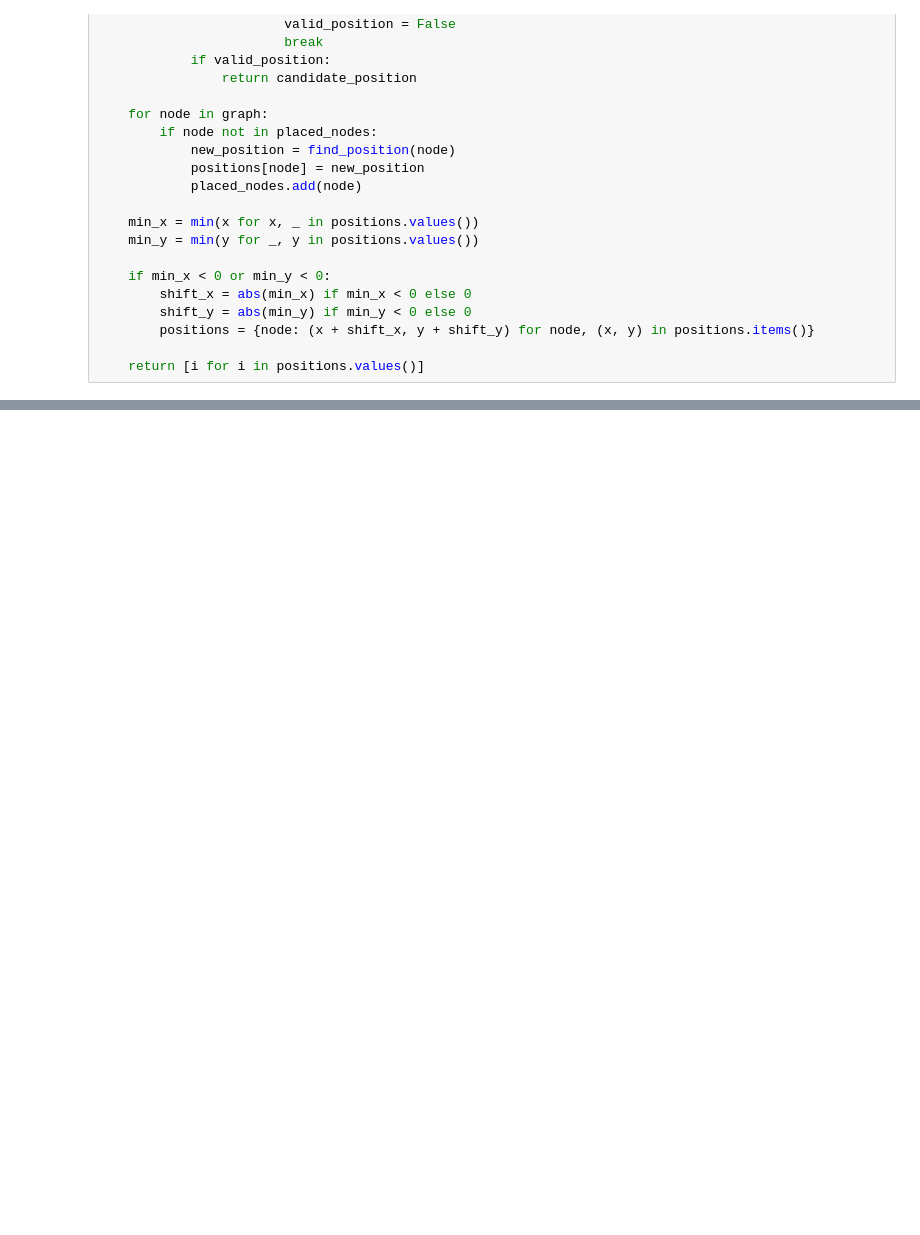
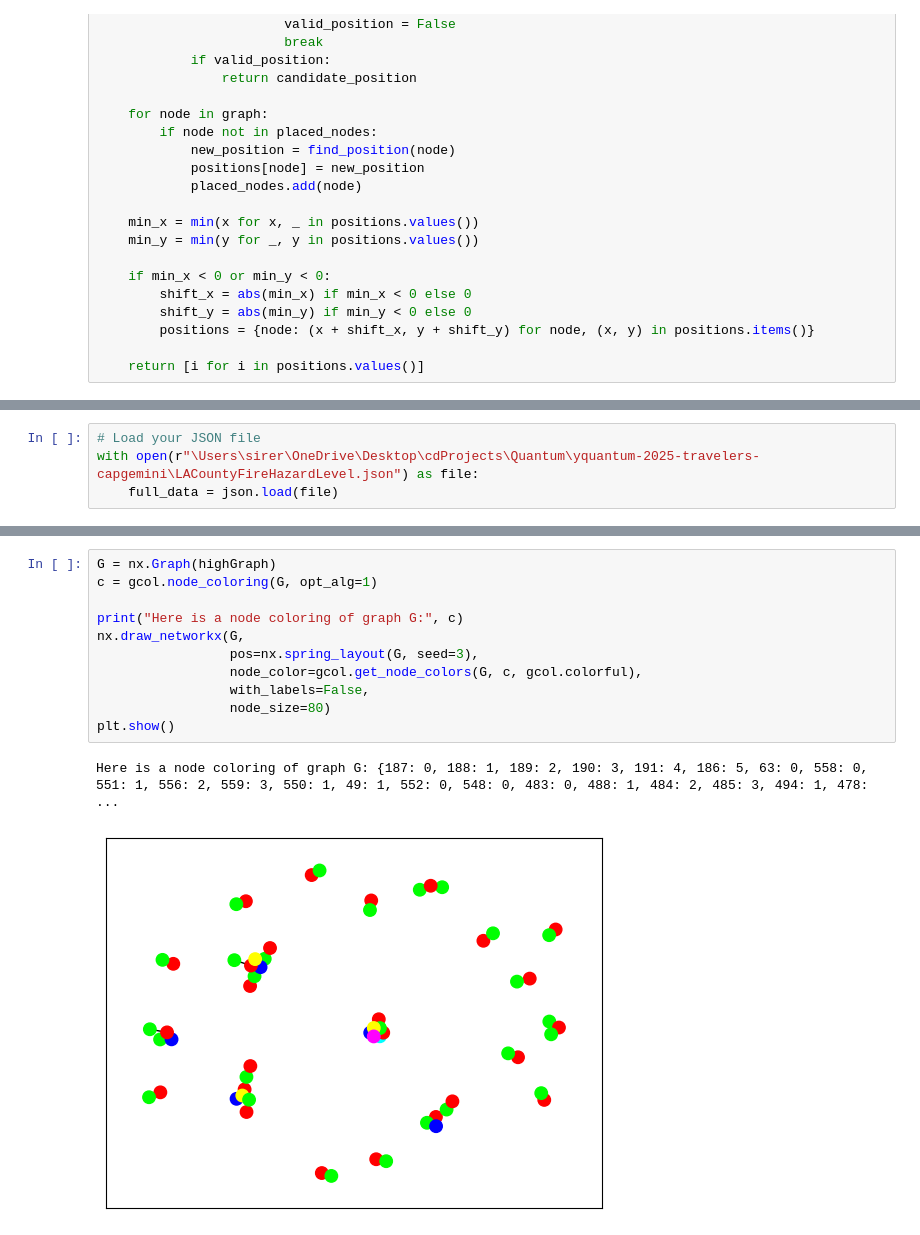
Before and after one commit to adam-godel/yquantum-2025-travelers-capgemini, a Jupyter notebook: generate_graph.ipynb, the cells around one changed output, grey strips where cells are left out. Cells and saved outputs as stored; diff of their text form; blank space fills up the shorter version.

```diff
--- a/generate_graph.ipynb
+++ b/generate_graph.ipynb
@@ -70,0 +74,4 @@ with open("graph.pickle", "wb") as file:
+# %%
+# Load your JSON file
+with open(r"\Users\sirer\OneDrive\Desktop\cdProjects\Quantum\yquantum-2025-travelers-capgemini\LACountyFireHazardLevel.json") as file:
+    full_data = json.load(file)
@@ -70,0 +201,14 @@ with open("graph.pickle", "wb") as file:
+# %%
+G = nx.Graph(highGraph)
+c = gcol.node_coloring(G, opt_alg=1)
+
+print("Here is a node coloring of graph G:", c)
+nx.draw_networkx(G,
+                 pos=nx.spring_layout(G, seed=3),
+                 node_color=gcol.get_node_colors(G, c, gcol.colorful),
+                 with_labels=False,
+                 node_size=80)
+plt.show()
+# %% [output]
+Here is a node coloring of graph G: {187: 0, 188: 1, 189: 2, 190: 3, 191: 4, 186: 5, 63: 0, 558: 0, 551: 1, 556: 2, 559: 3, 550: 1, 49: 1, 552: 0, 548: 0, 483: 0, 488: 1, 484: 2, 485: 3, 494: 1, 478:  ...
+[figure, added]
```
Also changed, not shown: parts of 8 cells of this notebook, 2 other files.
